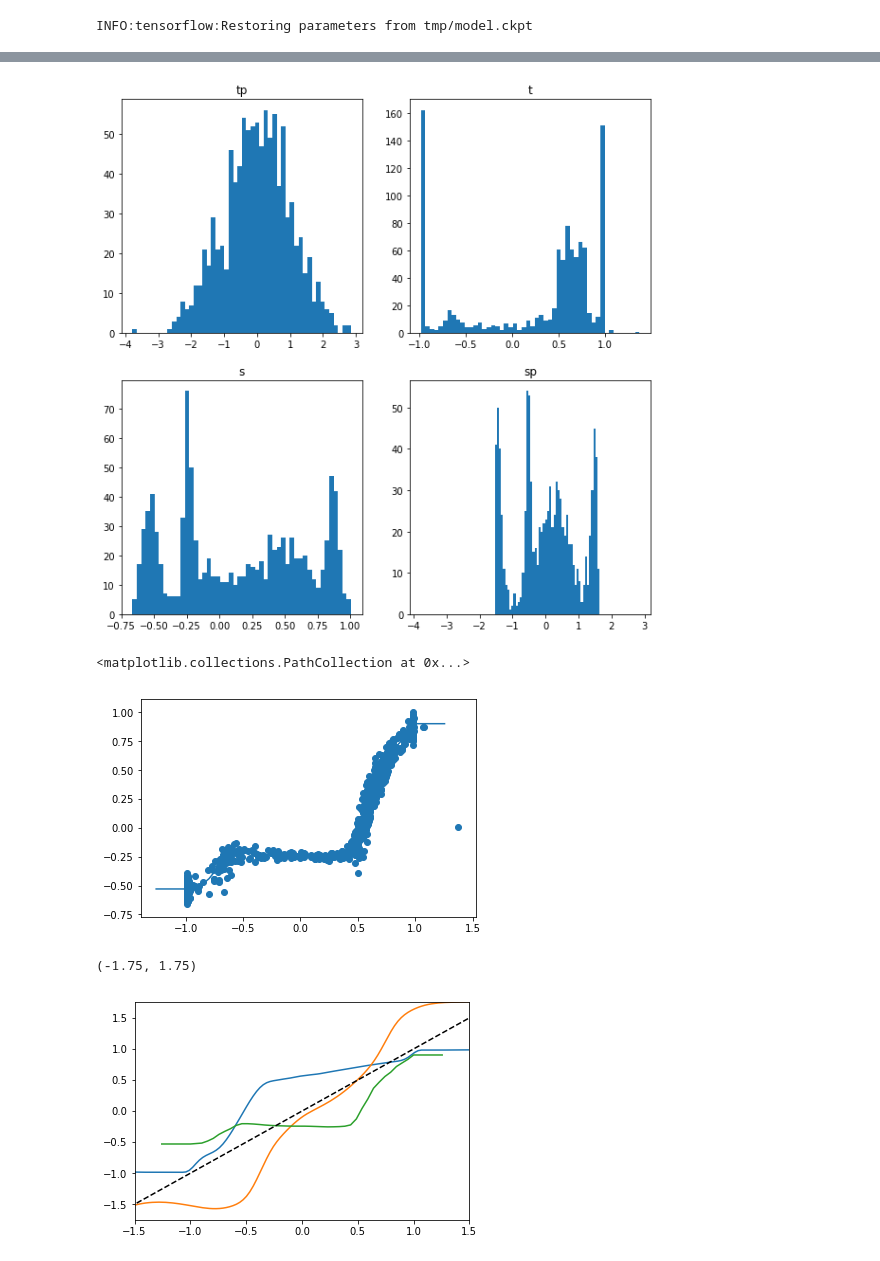
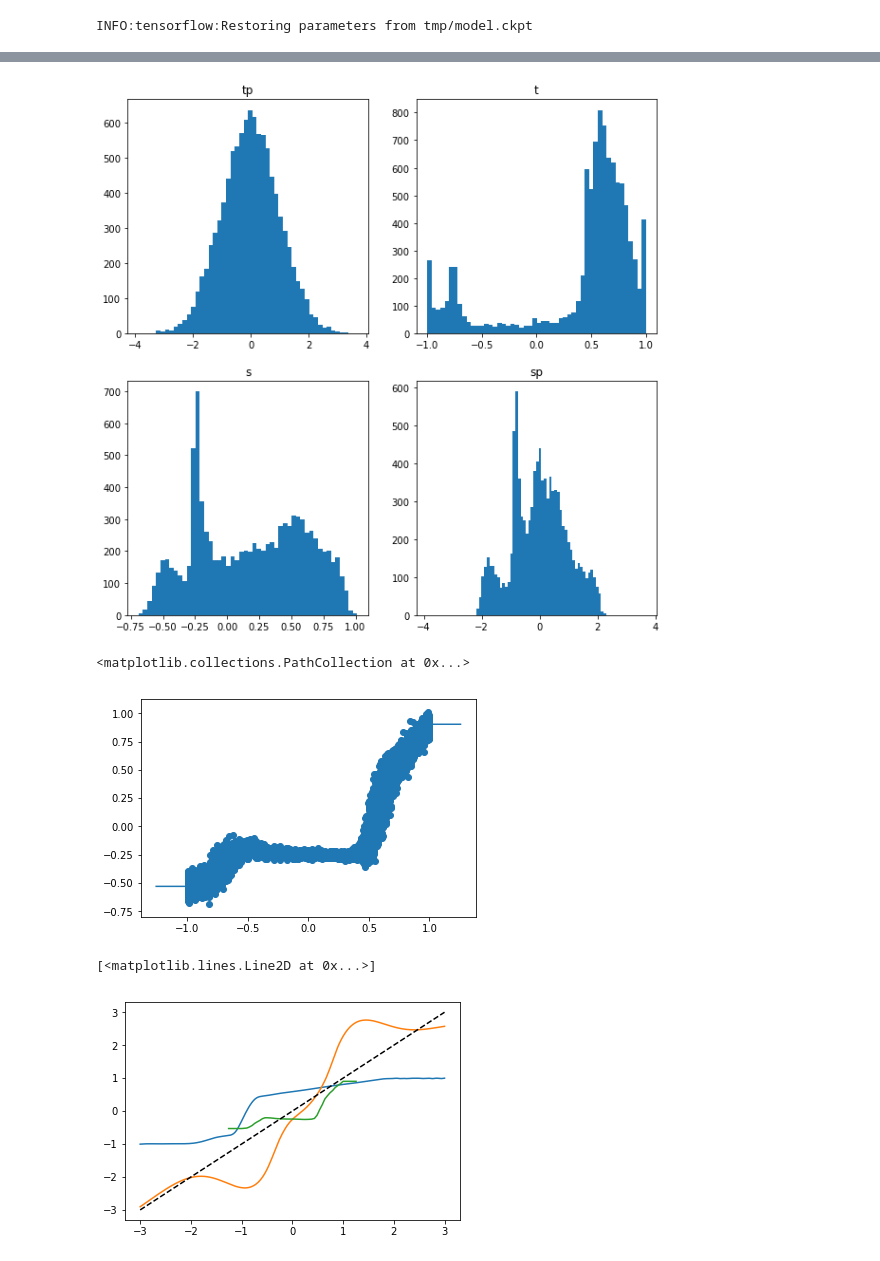
Before and after one commit to rzarcone/PCM_Paper, a Jupyter notebook: lookup_table_optimize.ipynb, the cells around one changed output, grey strips where cells are left out. Cells and saved outputs as stored; diff of their text form; code cells hidden in the pictures.

Commit message:
added some plots

```diff
--- a/lookup_table_optimize.ipynb
+++ b/lookup_table_optimize.ipynb
@@ -141,10 +141,10 @@ class DataAndNoiseGenerator(object):
         return izip(input_gen, rand_gen)
 # %%
 n_m = 1
-batch_size = 1000
+batch_size = 10000
 mem_path = 'data/Partial_Reset_PCM.pkl'
 lr = 0.0005
-num_epochs=50
+num_epochs=300
 # %%
 vs_data, mus_data, sigs_data, _, _, _, _ = get_memristor_data(path=mem_path, n_mem=n_m)
 # %%
@@ -285,20 +285,20 @@ for ax, k in zip(axes.flat, ['tp', 't', 's', 'sp']):
 
 _= axes[1,1].set_xlim(*(axes[0, 0].get_xlim()))
 # %% [output]
-[figure, old version]
+[figure, new version]
 # %%
 plt.plot(vs_data, mus_data)
 plt.scatter(vals['t'], vals['s'])
 # %% [output]
 <matplotlib.collections.PathCollection at 0x...>
-[figure, old version]
+[figure, new version]
 # %%
 plt.plot(xx, vals['y_encoder'], label='f')
 plt.plot(xx, vals['y_decoder'], label='h')
 plt.plot(vs_data, mus_data, label='g')
 plt.plot(xx, xx, 'k--', label='x')
-plt.xlim(-1.5,1.5)
-plt.ylim(-1.75,1.75)
+# plt.xlim(-1.5,1.5)
+# plt.ylim(-1.75,1.75)
 # %% [output]
-(-1.75, 1.75)
+[<matplotlib.lines.Line2D at 0x...>]
-[figure, old version]
+[figure, new version]
```
Also changed, not shown: parts of 13 cells of this notebook.
